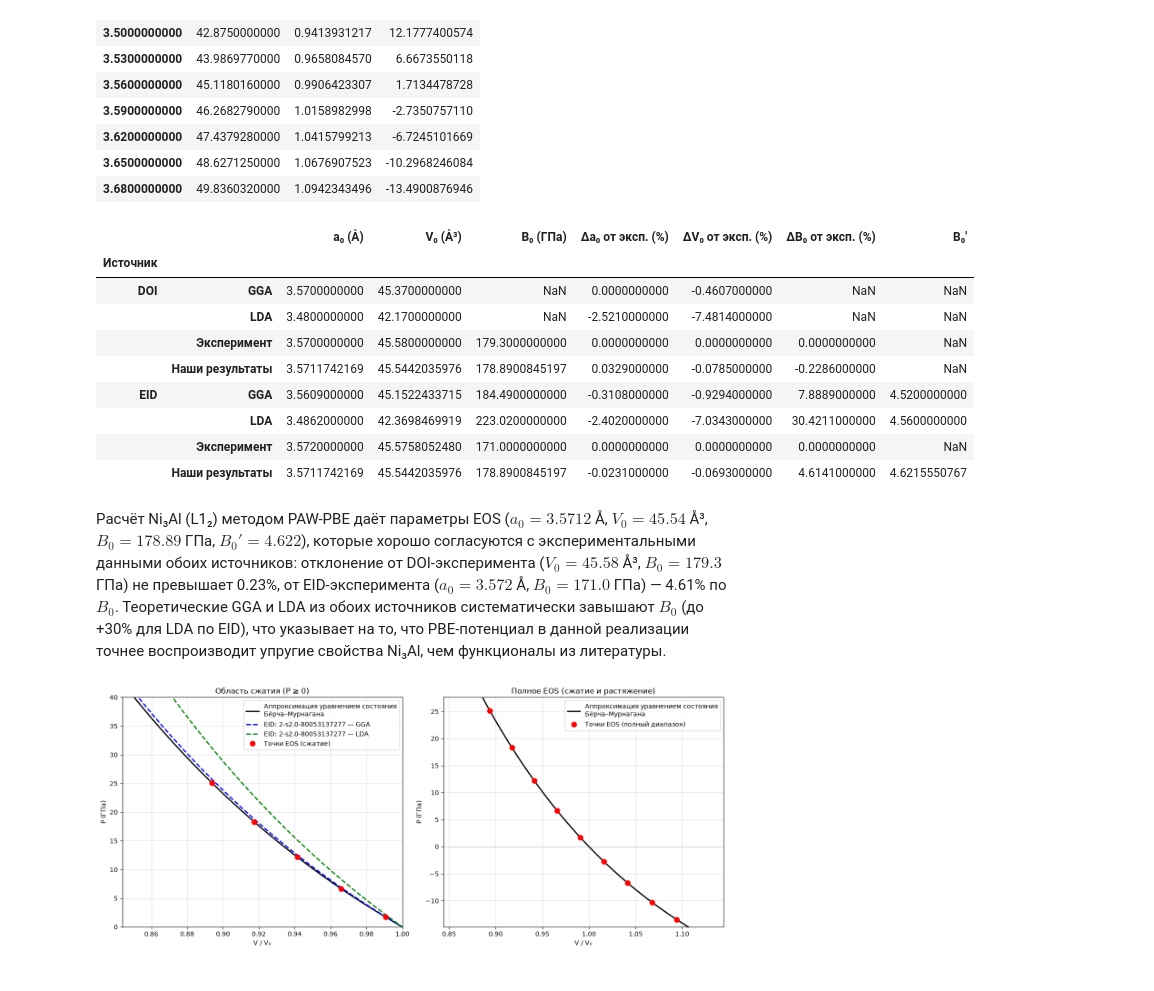
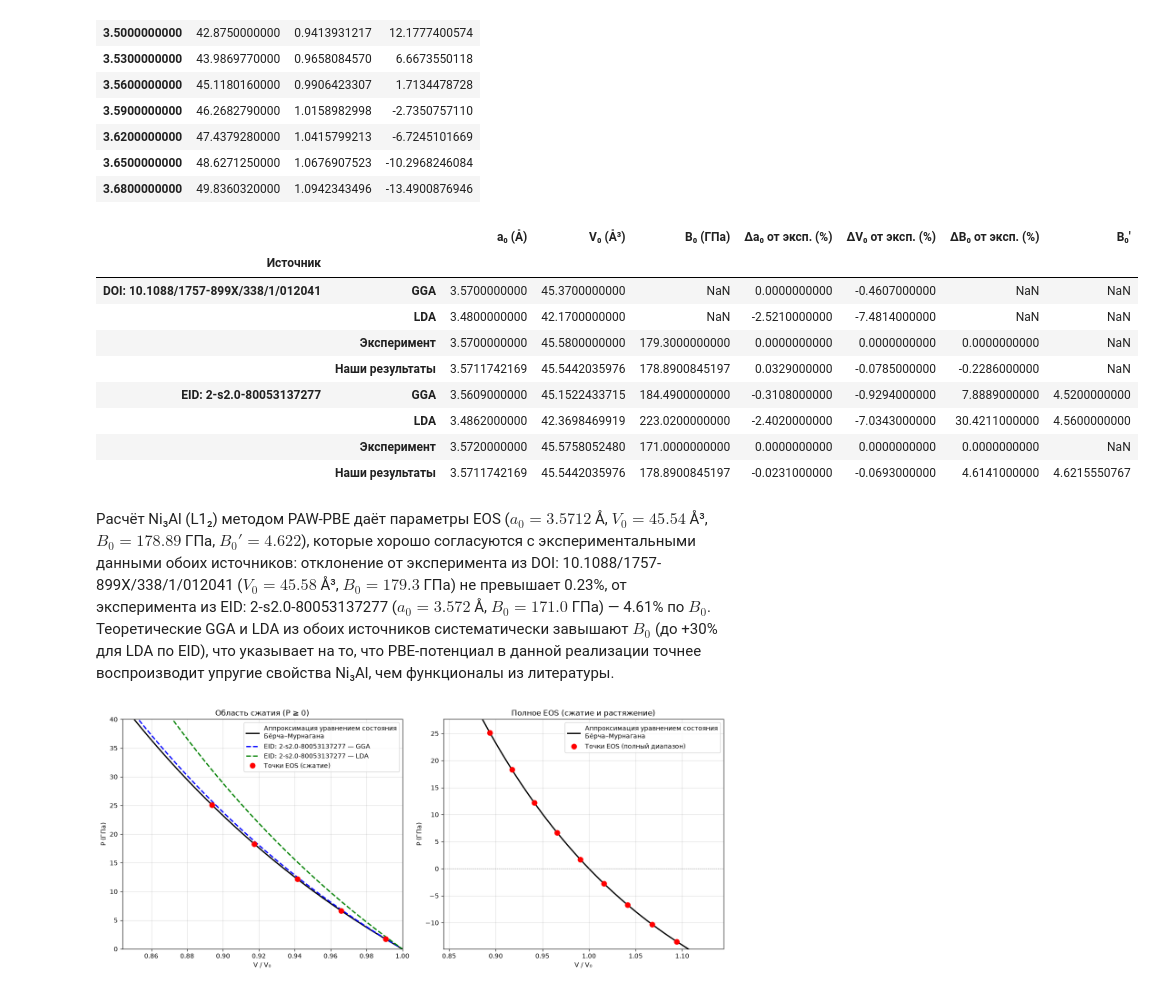
Before and after one commit to hherpa/HEA_L12, a Jupyter notebook: DFT/example_Ni3Al/run_06/run_06_VASP_analysis.ipynb, the cells around one changed output. Saved outputs shown, nothing was run; the diff lists cells and outputs as text; code cells hidden in the pictures.

```diff
--- a/DFT/example_Ni3Al/run_06/run_06_VASP_analysis.ipynb
+++ b/DFT/example_Ni3Al/run_06/run_06_VASP_analysis.ipynb
@@ -279,40 +279,40 @@ df_dft
 # %%
 doi = pd.DataFrame({
     'a₀ (Å)': [3.57, 3.48, 3.57],
     'V₀ (Å³)': [45.37, 42.17, 45.58],
     'B₀ (ГПа)': [np.nan, np.nan, 179.3],
 }, index=['GGA', 'LDA', 'Эксперимент'])
 doi.loc['Наши результаты'] = [a0, v0, b0_GPa]
 
 eid = pd.DataFrame({
     'a₀ (Å)': [3.5609, 3.4862, 3.572],
     'V₀ (Å³)': [3.5609**3, 3.4862**3, 3.572**3],
     'B₀ (ГПа)': [184.49, 223.02, 171.0],
     "B₀'": [4.520, 4.560, np.nan],
 }, index=['GGA', 'LDA', 'Эксперимент'])
 eid.loc['Наши результаты'] = [a0, v0, b0_GPa, b1]
 
 cols = [('a₀ (Å)', 'a₀'), ('V₀ (Å³)', 'V₀'), ('B₀ (ГПа)', 'B₀')]
 for df in (doi, eid):
     exp = df.loc['Эксперимент']
     for c, k in cols:
         df[f'Δ{k} от эксп. (%)'] = ((df[c] - exp[c]) / exp[c] * 100).round(4)
 
-df_all = pd.concat([doi, eid], keys=['DOI', 'EID'], names=['Источник'])
+df_all = pd.concat([doi, eid], keys=['DOI: 10.1088/1757-899X/338/1/012041', 'EID: 2-s2.0-80053137277'], names=['Источник'])
 df_all
 # %% [output]
 |  |  | a₀ (Å) | V₀ (Å³) | B₀ (ГПа) | Δa₀ от эксп. (%) | ΔV₀ от эксп. (%) | ΔB₀ от эксп. (%) | B₀' |
 | Источник |  |  |  |  |  |  |  |  |
-| DOI | GGA | 3.5700000000 | 45.3700000000 | NaN | 0.0000000000 | -0.4607000000 | NaN | NaN |
+| DOI: 10.1088/1757-899X/338/1/012041 | GGA | 3.5700000000 | 45.3700000000 | NaN | 0.0000000000 | -0.4607000000 | NaN | NaN |
 |  | LDA | 3.4800000000 | 42.1700000000 | NaN | -2.5210000000 | -7.4814000000 | NaN | NaN |
 |  | Эксперимент | 3.5700000000 | 45.5800000000 | 179.3000000000 | 0.0000000000 | 0.0000000000 | 0.0000000000 | NaN |
 |  | Наши результаты | 3.5711742169 | 45.5442035976 | 178.8900845197 | 0.0329000000 | -0.0785000000 | -0.2286000000 | NaN |
-| EID | GGA | 3.5609000000 | 45.1522433715 | 184.4900000000 | -0.3108000000 | -0.9294000000 | 7.8889000000 | 4.5200000000 |
+| EID: 2-s2.0-80053137277 | GGA | 3.5609000000 | 45.1522433715 | 184.4900000000 | -0.3108000000 | -0.9294000000 | 7.8889000000 | 4.5200000000 |
 |  | LDA | 3.4862000000 | 42.3698469919 | 223.0200000000 | -2.4020000000 | -7.0343000000 | 30.4211000000 | 4.5600000000 |
 |  | Эксперимент | 3.5720000000 | 45.5758052480 | 171.0000000000 | 0.0000000000 | 0.0000000000 | 0.0000000000 | NaN |
 |  | Наши результаты | 3.5711742169 | 45.5442035976 | 178.8900845197 | -0.0231000000 | -0.0693000000 | 4.6141000000 | 4.6215550767 |
 # %% [markdown]
-Расчёт Ni₃Al (L1₂) методом PAW-PBE даёт параметры EOS ($a_0 = 3.5712$ Å, $V_0 = 45.54$ Å³, $B_0 = 178.89$ ГПа, $B_0' = 4.622$), которые хорошо согласуются с экспериментальными данными обоих источников: отклонение от DOI-эксперимента ($V_0 = 45.58$ Å³, $B_0 = 179.3$ ГПа) не превышает 0.23\%, от EID-эксперимента ($a_0 = 3.572$ Å, $B_0 = 171.0$ ГПа) — 4.61\% по $B_0$. Теоретические GGA и LDA из обоих источников систематически завышают $B_0$ (до +30\% для LDA по EID), что указывает на то, что PBE-потенциал в данной реализации точнее воспроизводит упругие свойства Ni₃Al, чем функционалы из литературы.
+Расчёт Ni₃Al (L1₂) методом PAW-PBE даёт параметры EOS ($a_0 = 3.5712$ Å, $V_0 = 45.54$ Å³, $B_0 = 178.89$ ГПа, $B_0' = 4.622$), которые хорошо согласуются с экспериментальными данными обоих источников: отклонение от эксперимента из DOI: 10.1088/1757-899X/338/1/012041 ($V_0 = 45.58$ Å³, $B_0 = 179.3$ ГПа) не превышает 0.23\%, от эксперимента из EID: 2-s2.0-80053137277 ($a_0 = 3.572$ Å, $B_0 = 171.0$ ГПа) — 4.61\% по $B_0$. Теоретические GGA и LDA из обоих источников систематически завышают $B_0$ (до +30\% для LDA по EID), что указывает на то, что PBE-потенциал в данной реализации точнее воспроизводит упругие свойства Ni₃Al, чем функционалы из литературы.
 # %%
 v_lo = df_dft['V / V₀'].min() - 0.05
 v_norm_smooth = np.linspace(v_lo, 1.0, 200)
```
